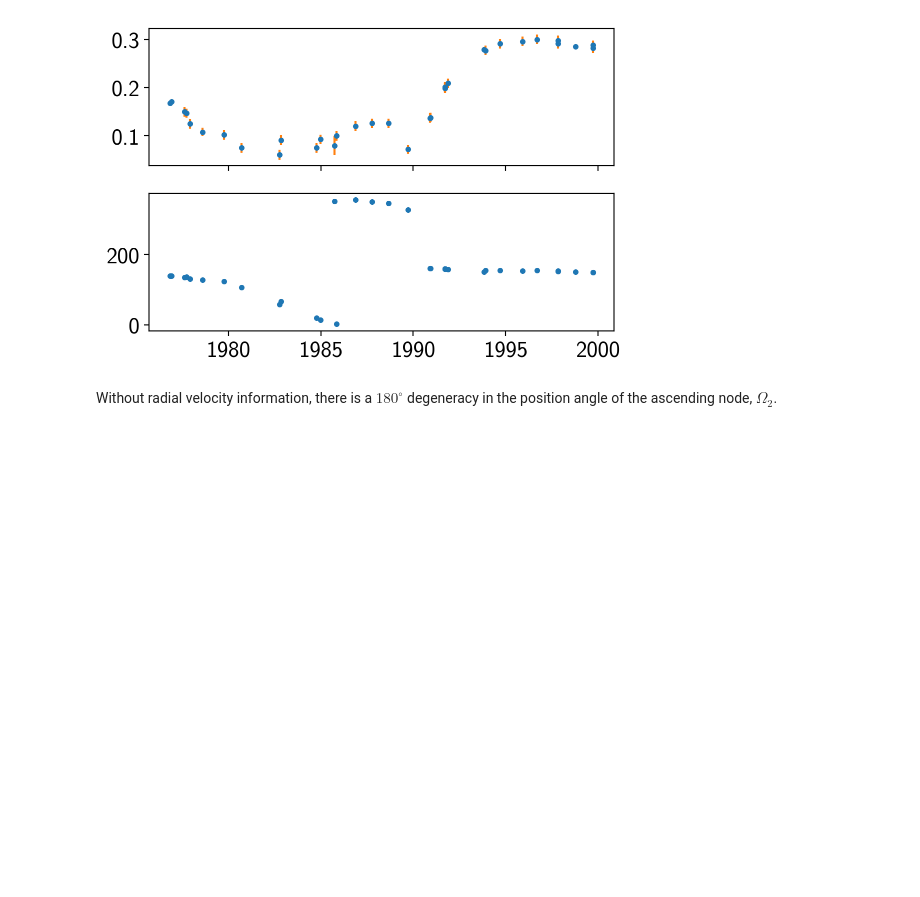
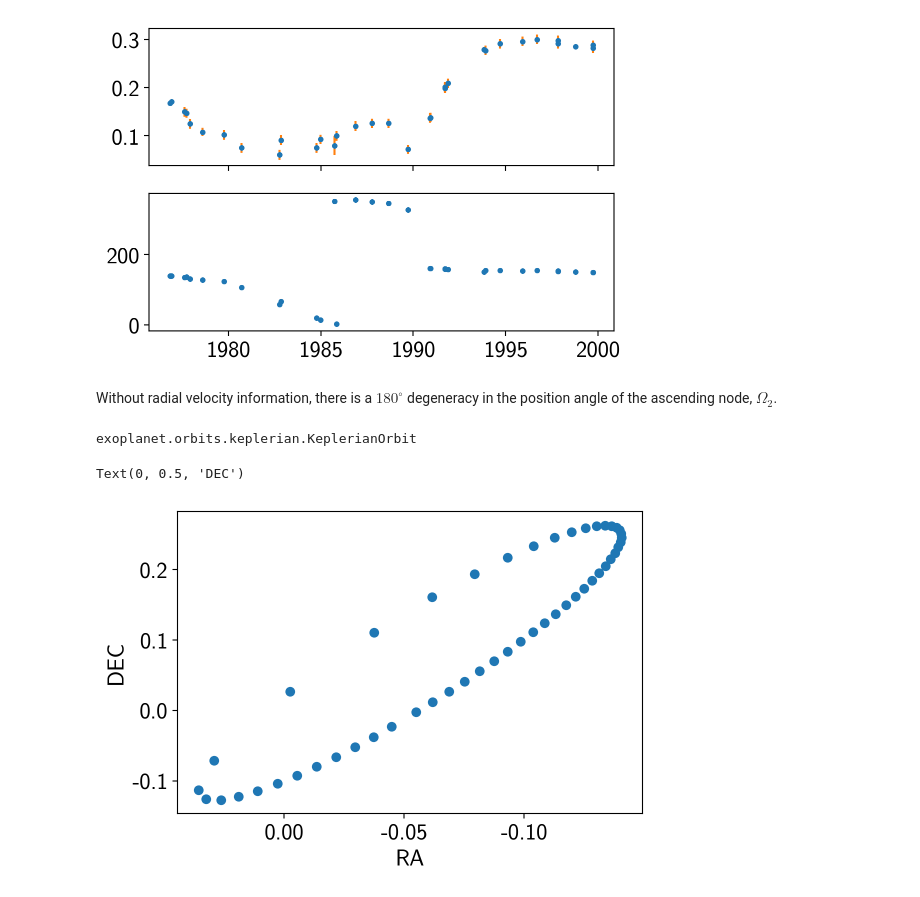
Before and after one commit to iancze/exoplanet, a Jupyter notebook: docs/notebooks/astrometric.ipynb, the cells around one changed output. Cells and saved outputs as stored; diff of their text form; code cells hidden in the pictures; blank space fills up the shorter version.

Commit message:
Looks like we have a simple astrometric orbit working at a basic level.

```diff
--- a/docs/notebooks/astrometric.ipynb
+++ b/docs/notebooks/astrometric.ipynb
@@ -171,0 +137,4 @@ gamma = 47.8 # [km/s]
+# %%
+xo.orbits.KeplerianOrbit
+# %% [output]
+exoplanet.orbits.keplerian.KeplerianOrbit
@@ -171,0 +187,8 @@ gamma = 47.8 # [km/s]
+# %%
+plt.plot(Y, X, "o")
+plt.gca().invert_xaxis()
+plt.xlabel("RA")
+plt.ylabel("DEC")
+# %% [output]
+Text(0, 0.5, 'DEC')
+[figure, added]
```
Also changed, not shown: parts of 5 cells of this notebook, 1 other file.
